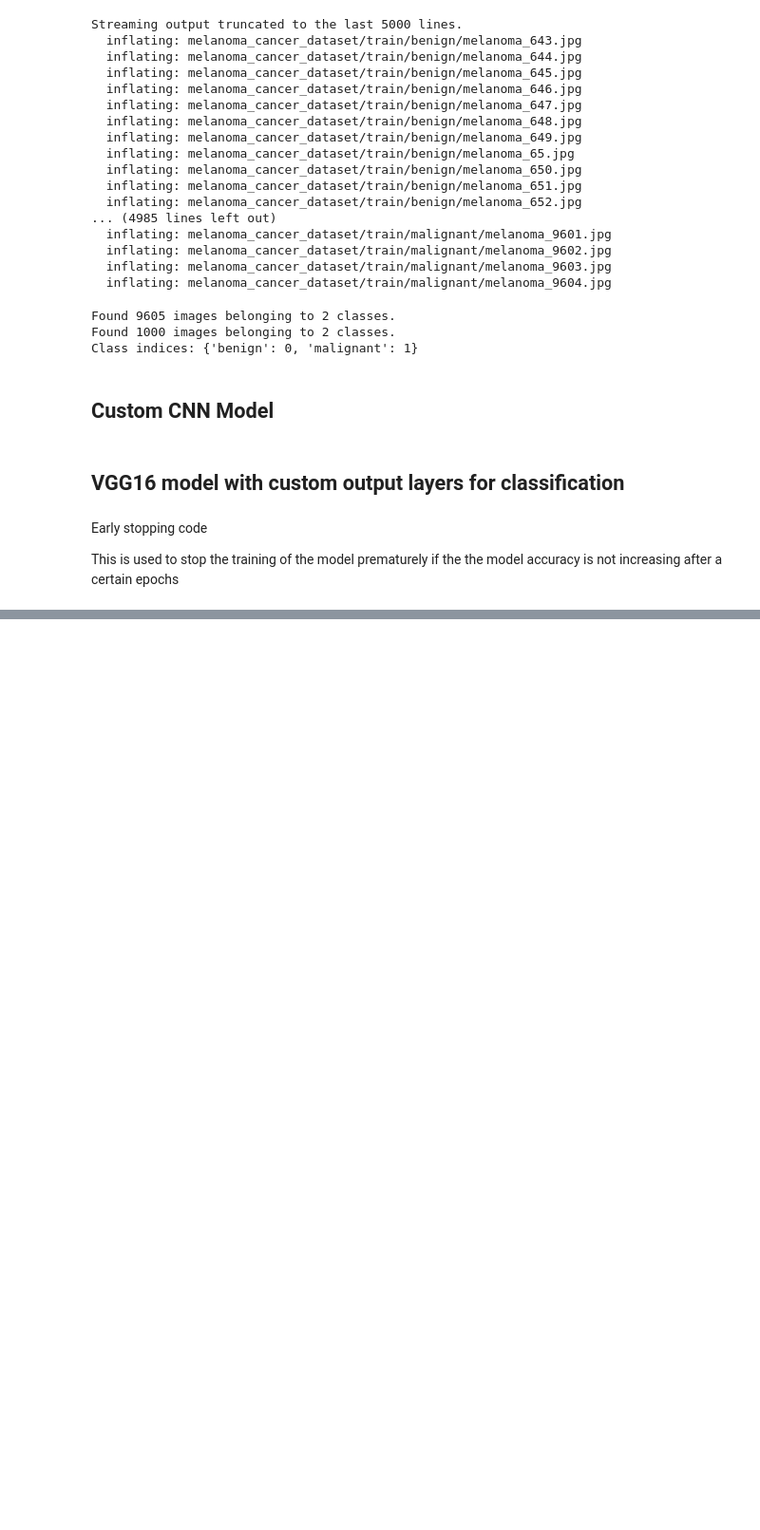
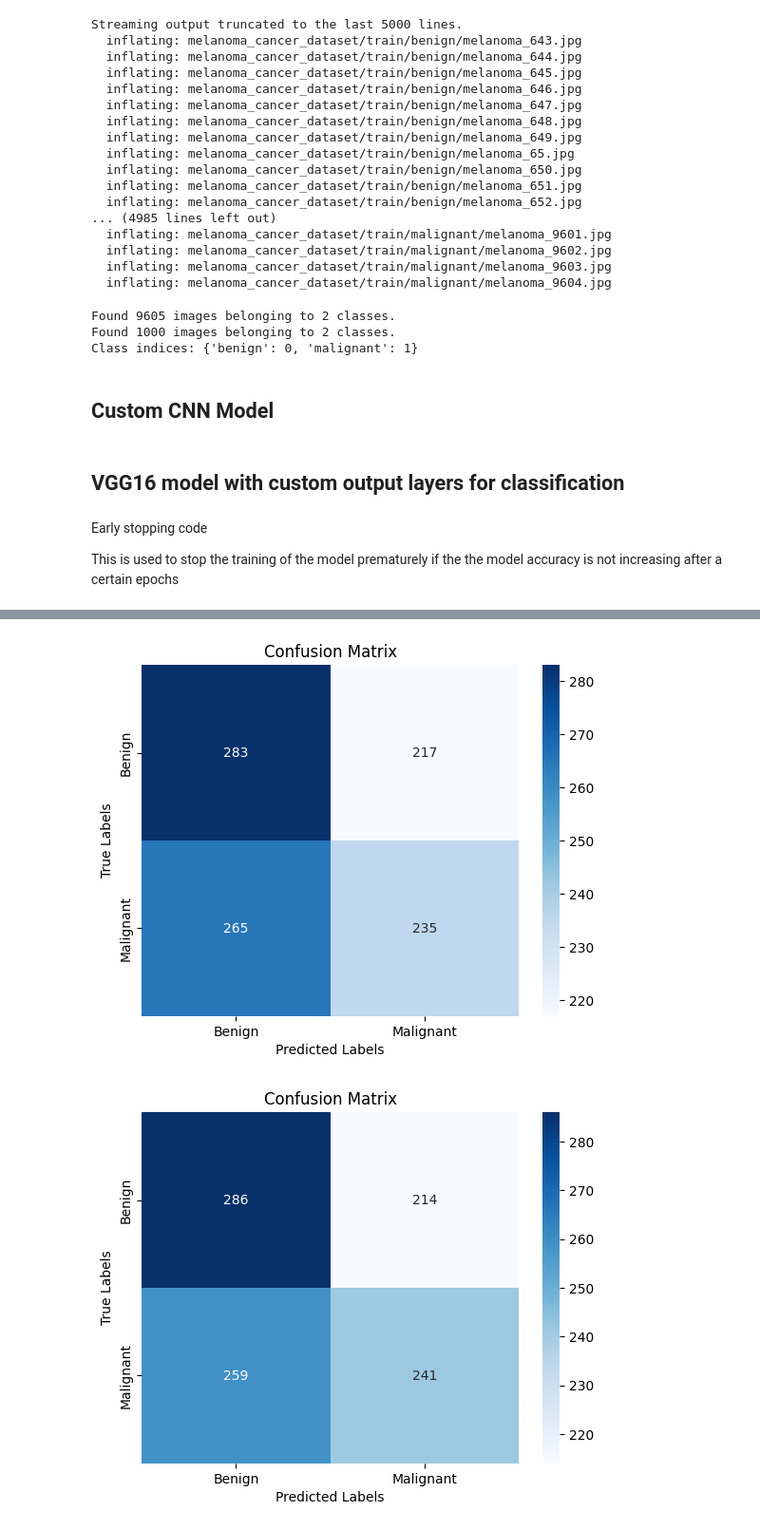
Before and after one commit to Suhas-S63/Deep_Learning_Lab, a Jupyter notebook: DL_Lab_6.ipynb, the cells around one changed output, grey strips where cells are left out. Shown at 95% size. Drawn from its saved outputs; the diff is of its cells as text; code cells hidden in the pictures; blank space fills up the shorter version.

```diff
--- a/DL_Lab_6.ipynb
+++ b/DL_Lab_6.ipynb
@@ -170,0 +213,22 @@ vgg_history = vgg_model_new_top.fit_generator(train_generator,
+# %%
+import seaborn as sns
+
+def plot_confusion_matrix(model, generator):
+    y_pred = model.predict_generator(generator, steps=len(generator)).flatten()
+    y_true = generator.classes
+
+    cm = confusion_matrix(y_true, np.round(y_pred))
+    sns.heatmap(cm, annot=True, fmt='d', cmap='Blues', xticklabels=['Benign', 'Malignant'], yticklabels=['Benign', 'Malignant'])
+    plt.xlabel('Predicted Labels')
+    plt.ylabel('True Labels')
+    plt.title('Confusion Matrix')
+    plt.show()
+
+# Plot confusion matrix for custom model
+plot_confusion_matrix(model, validation_generator)
+
+# Plot confusion matrix for VGG16 model with custom top layers
+plot_confusion_matrix(vgg_model_new_top, validation_generator)
+# %% [output]
+[figure, added]
+[figure, added]
```
Also changed, not shown: parts of 6 cells of this notebook.
